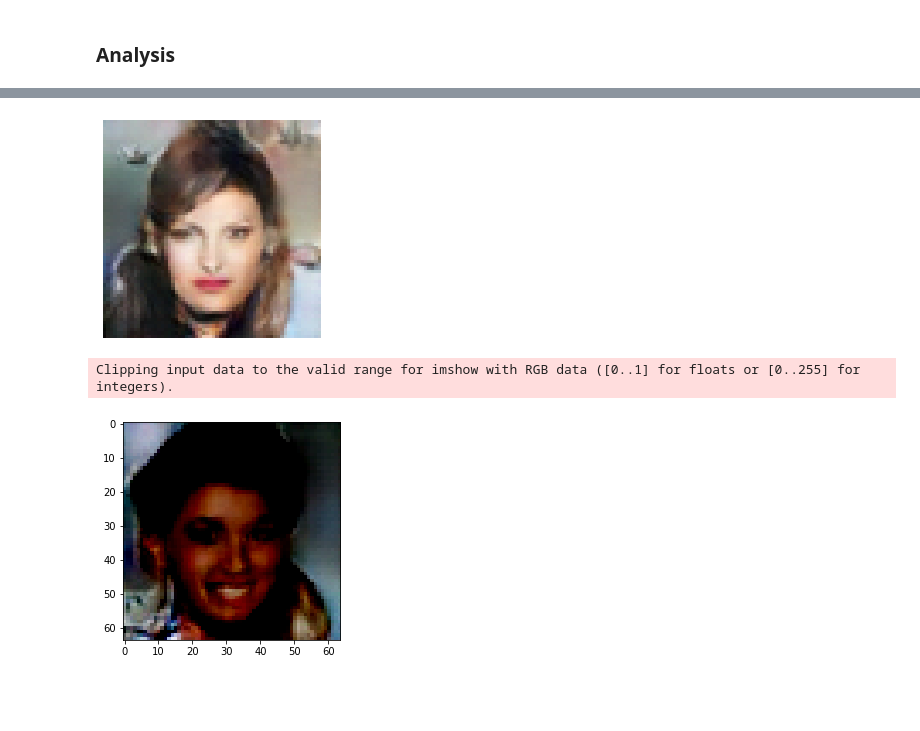
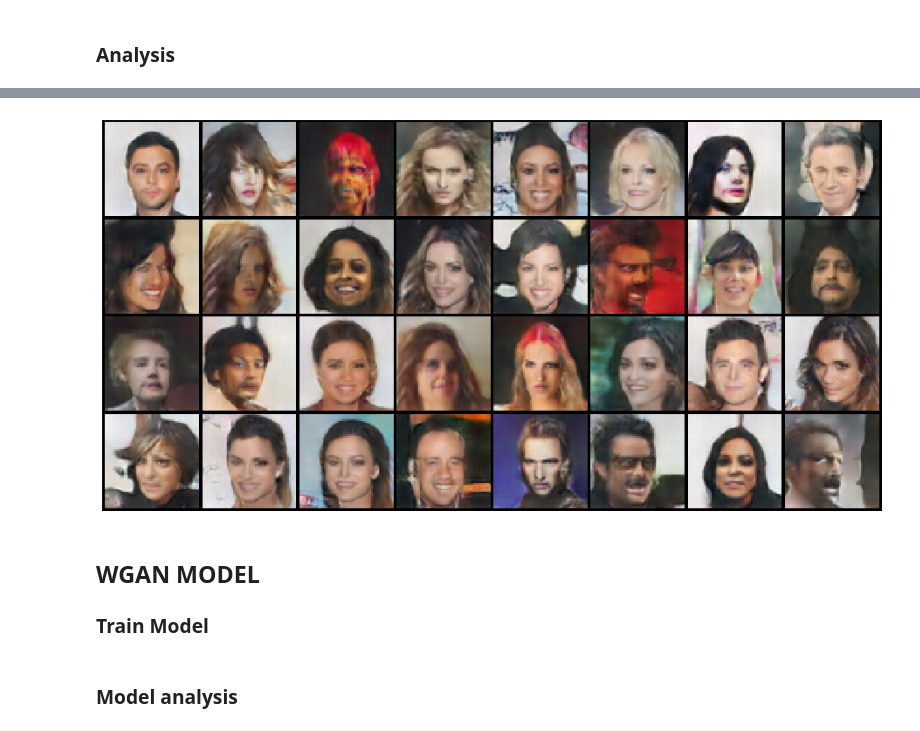
Before and after one commit to polmonroig/faceGAN, a Jupyter notebook: faceGAN.ipynb, the cells around one changed output, grey strips where cells are left out. Drawn from its saved outputs; the diff is of its cells as text; code cells hidden in the pictures; blank space fills up the shorter version.

```diff
--- a/faceGAN.ipynb
+++ b/faceGAN.ipynb
@@ -242,0 +78,3 @@ for epoch in range(n_epochs):
+# %%
+n_epochs = 1
+model.train(dataloader, n_epochs)
@@ -256,10 +105,15 @@ plt.show()
+# %%
+# load model from file
+load_dir = "models/GAN/model_states/version_0_10e/"
+model.load(load_dir)
 # %%
 noise = torch.randn(32, 100,1, 1, device=device)
-img = generator(noise)
+img = model(noise)
 # %%
-fig = plt.figure(figsize=(16,16))
-plt.axis("off")
-img_list = [vutils.make_grid(img, padding=2, normalize=True).cpu().detach()]
+def display_images(img):
+    fig = plt.figure(figsize=(16,16))
+    plt.axis("off")
+    img_list = [vutils.make_grid(img, padding=2, normalize=True).cpu().detach()]
 
-ims = [[plt.imshow(np.transpose(i,(1,2,0)), animated=True)] for i in img_list]
-plt.show()
+    ims = [[plt.imshow(np.transpose(i,(1,2,0)), animated=True)] for i in img_list]
+    plt.show()
@@ -278,13 +120,9 @@ images.append(vutils.make_grid(woman, padding=2, normalize=True).cpu().detach())
-# %%
-
-plt.axis("off")
-ims = [[plt.imshow(np.transpose(i,(1,2,0)), animated=True)] for i in images]
-plt.show()
-# %% [output]
-[figure, removed]
-# %%
-plt.imshow(np.transpose(man[0].cpu().detach(),(1,2,0)))
-plt.show()
-# %% [output]
-Clipping input data to the valid range for imshow with RGB data ([0..1] for floats or [0..255] for integers).
-[figure, removed]
+# %%
+display_images(img)
+# %% [output]
+[figure, added]
+# %% [markdown]
+## WGAN MODEL
+### Train Model
+# %% [markdown]
+### Model analysis
```
Also changed, not shown: parts of 16 cells of this notebook, 7 other files.
